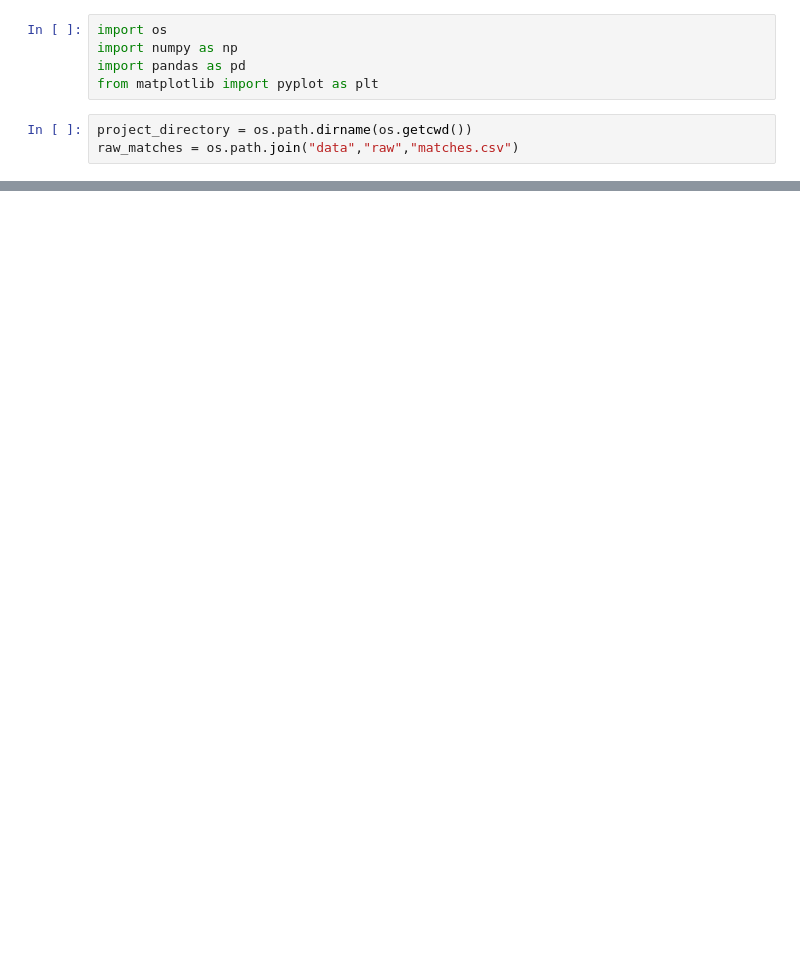
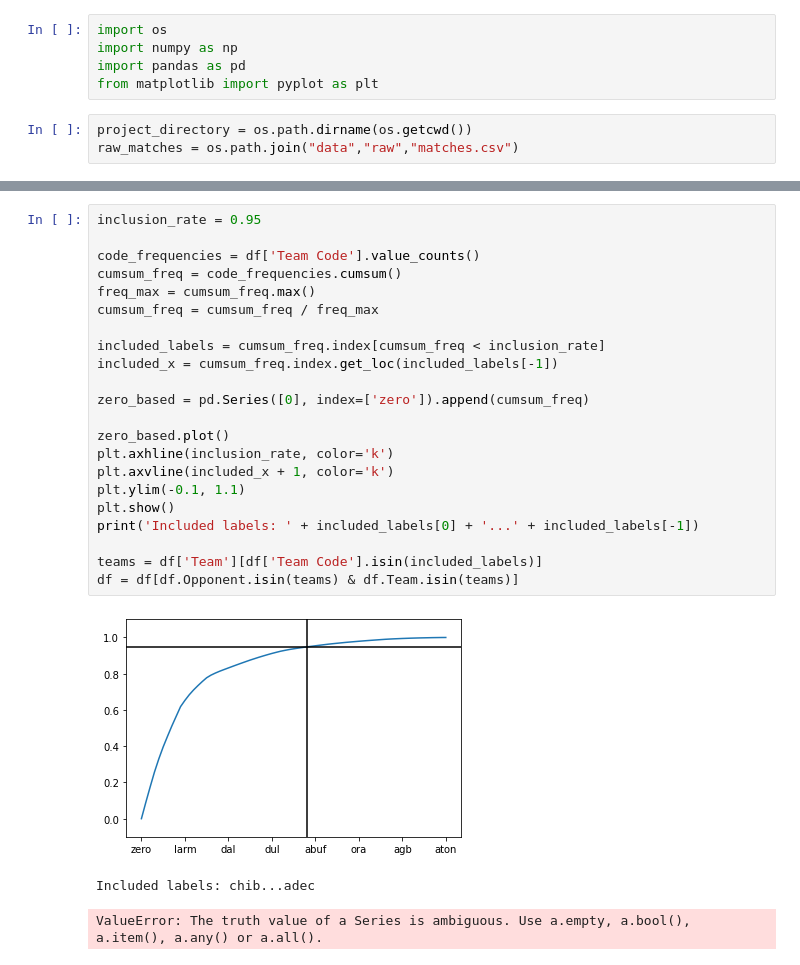
Before and after one commit to Eric-w-H/ORIE4741_Project, a Jupyter notebook: models/last-five-model.ipynb, the cells around one changed output, grey strips where cells are left out. Saved outputs shown, nothing was run; the diff lists cells and outputs as text; blank space fills up the shorter version.

```diff
--- a/models/last-five-model.ipynb
+++ b/models/last-five-model.ipynb
@@ -33,0 +43,26 @@ df.head()
+# %%
+inclusion_rate = 0.95
+
+code_frequencies = df['Team Code'].value_counts()
+cumsum_freq = code_frequencies.cumsum()
+freq_max = cumsum_freq.max()
+cumsum_freq = cumsum_freq / freq_max
+
+included_labels = cumsum_freq.index[cumsum_freq < inclusion_rate]
+included_x = cumsum_freq.index.get_loc(included_labels[-1])
+
+zero_based = pd.Series([0], index=['zero']).append(cumsum_freq)
+
+zero_based.plot()
+plt.axhline(inclusion_rate, color='k')
+plt.axvline(included_x + 1, color='k')
+plt.ylim(-0.1, 1.1)
+plt.show()
+print('Included labels: ' + included_labels[0] + '...' + included_labels[-1])
+
+teams = df['Team'][df['Team Code'].isin(included_labels)]
+df = df[df.Opponent.isin(teams) & df.Team.isin(teams)]
+# %% [output]
+[figure, added]
+Included labels: chib...adec
+ValueError: The truth value of a Series is ambiguous. Use a.empty, a.bool(), a.item(), a.any() or a.all().
```
Also changed, not shown: parts of 11 cells of this notebook.
